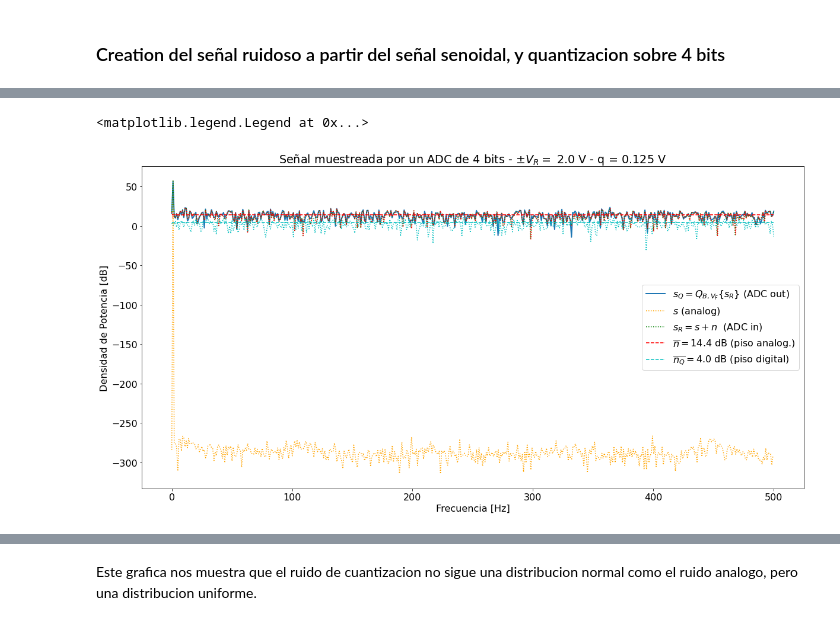
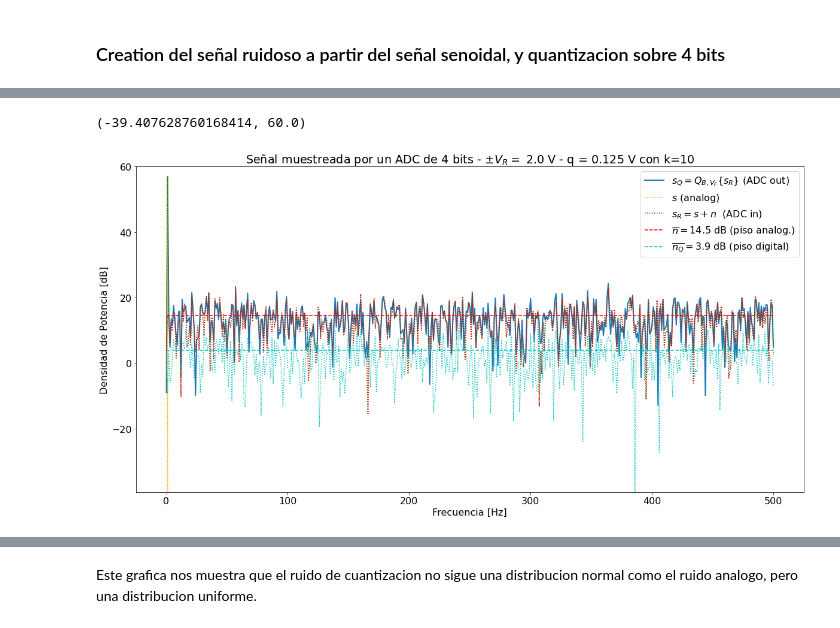
Before and after one commit to Mathilde-lelephant/Mathilde-d-Hebrail-PDS-repo, a Jupyter notebook: notebook4.ipynb, the cells around one changed output, grey strips where cells are left out. Drawn from its saved outputs; the diff is of its cells as text; code cells hidden in the pictures.

```diff
--- a/notebook4.ipynb
+++ b/notebook4.ipynb
@@ -46,8 +46,13 @@ dc = 0 #valor medio (volts)
 ph = 0 #fase (radianes)
 
 # datos del ruido
-kn = 10
-pot_ruido = ((q**2)/12) * kn # Watts (potencia de la señal 1 W)
+k10 = 10
+k1 = 1
+k01 = 1/10
+pot_ruido10 = ((q**2)/12) * k10 # Watts (potencia de la señal 1 W)
+pot_ruido1 = ((q**2)/12) * k1 # Watts (potencia de la señal 1 W)
+pot_ruido01 = ((q**2)/12) * k01 # Watts (potencia de la señal 1 W)
+
 
 ts = 1/fs # tiempo de muestreo
 df = fs/N # resolución espectral
@@ -129,36 +172,36 @@ plt.show()
 # %%
 ft_As = np.fft.fft(analog_sig, axis = 0).flatten()
-ft_SR = np.fft.fft(sr, axis = 0).flatten()
-ft_Srq = np.fft.fft(srq, axis = 0).flatten()
-ft_Nn = np.fft.fft(ruido, axis = 0).flatten()
-ft_Nq = np.fft.fft(nq, axis = 0).flatten()
+ft_SR10 = np.fft.fft(sr10, axis = 0).flatten()
+ft_Sr10q = np.fft.fft(sr10q, axis = 0).flatten()
+ft_Nn10 = np.fft.fft(ruido10, axis = 0).flatten()
+ft_Nq10 = np.fft.fft(nq10, axis = 0).flatten()
 
 ff = np.linspace(0, (N-1)*df, fs).flatten()
 ff_os = np.linspace(0, (N_os-1)*df_os, fs).flatten()
 
 
 # Oresentacion graphica de los resultados
 plt.figure(2)
 bfrec = ff <= fs/2  #select all the frequencies below fs/2
 
-Nnq_mean = np.mean(np.abs(ft_Nq)**2)
-nNn_mean = np.mean(np.abs(ft_Nn)**2)
+Nnq10_mean = np.mean(np.abs(ft_Nq10)**2)
+nNn10_mean = np.mean(np.abs(ft_Nn10)**2)
 
 
-plt.plot( ff[bfrec], 10* np.log10(2*np.abs(ft_Srq[bfrec])**2), lw=2, label='$ s_Q = Q_{B,V_F}\{s_R\} $ (ADC out)' )
+plt.plot( ff[bfrec], 10* np.log10(2*np.abs(ft_Sr10q[bfrec])**2), lw = 2, label='$ s_Q = Q_{B,V_F}\{s_R\} $ (ADC out)' )
 plt.plot( ff_os[ff_os <= fs/2], 10* np.log10(2*np.abs(ft_As[ff_os <= fs/2])**2), color='orange', ls='dotted', label='$ s $ (analog)' )
-plt.plot( ff[bfrec], 10* np.log10(2*np.abs(ft_SR[bfrec])**2), ':g', label='$ s_R = s + n $  (ADC in)' )
-plt.plot( ff_os[ff_os <= fs/2], 10* np.log10(2*np.abs(ft_Nn[ff_os <= fs/2])**2), ':r')
-plt.plot( ff[bfrec], 10* np.log10(2*np.abs(ft_Nq[bfrec])**2), ':c')
-plt.plot( np.array([ ff[bfrec][0], ff[bfrec][-1] ]), 10* np.log10(2* np.array([nNn_mean, nNn_mean]) ), '--r', label= '$ \overline{n} = $' + '{:3.1f} dB (piso analog.)'.format(10* np.log10(2* nNn_mean)) )
-plt.plot( np.array([ ff[bfrec][0], ff[bfrec][-1] ]), 10* np.log10(2* np.array([Nnq_mean, Nnq_mean]) ), '--c', label='$ \overline{n_Q} = $' + '{:3.1f} dB (piso digital)'.format(10* np.log10(2* Nnq_mean)) )
-plt.title('Señal muestreada por un ADC de {:d} bits - $\pm V_R= $ {:3.1f} V - q = {:3.3f} V'.format(B, Vf, q) )
+plt.plot( ff[bfrec], 10* np.log10(2*np.abs(ft_SR10[bfrec])**2), ':g', label='$ s_R = s + n $  (ADC in)' )
+plt.plot( ff_os[ff_os <= fs/2], 10* np.log10(2*np.abs(ft_Nn10[ff_os <= fs/2])**2), ':r')
+plt.plot( ff[bfrec], 10* np.log10(2*np.abs(ft_Nq10[bfrec])**2), ':c')
+plt.plot( np.array([ ff[bfrec][0], ff[bfrec][-1] ]), 10* np.log10(2* np.array([nNn10_mean, nNn10_mean]) ), '--r', label= '$ \overline{n} = $' + '{:3.1f} dB (piso analog.)'.format(10* np.log10(2* nNn10_mean)) )
+plt.plot( np.array([ ff[bfrec][0], ff[bfrec][-1] ]), 10* np.log10(2* np.array([Nnq10_mean, Nnq10_mean]) ), '--c', label='$ \overline{n_Q} = $' + '{:3.1f} dB (piso digital)'.format(10* np.log10(2* Nnq10_mean)) )
+plt.title('Señal muestreada por un ADC de {:d} bits - $\pm V_R= $ {:3.1f} V - q = {:3.3f} V con k=10'.format(B, Vf, q) )
 plt.ylabel('Densidad de Potencia [dB]')
 plt.xlabel('Frecuencia [Hz]')
 axes_hdl = plt.gca()
 axes_hdl.legend()
 # suponiendo valores negativos de potencia ruido en dB
-#plt.ylim((1.5*np.min(10* np.log10(2* np.array([Nnq_mean, nNn_mean]))),10))
+plt.ylim((-10*np.min(10* np.log10(2* np.array([Nnq10_mean, nNn10_mean]))),60))
 # %% [output]
-<matplotlib.legend.Legend at 0x...>
+(-39.407628760168414, 60.0)
-[figure, old version]
+[figure, new version]
```
Also changed, not shown: parts of 10 cells of this notebook.
